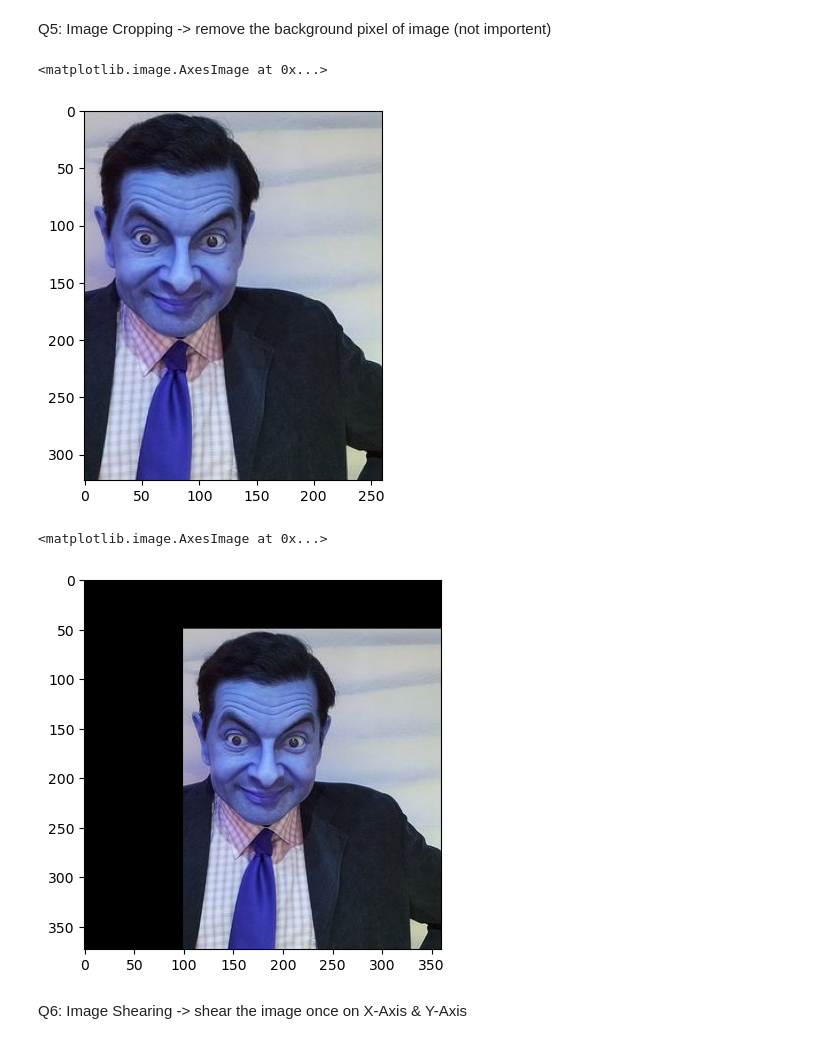
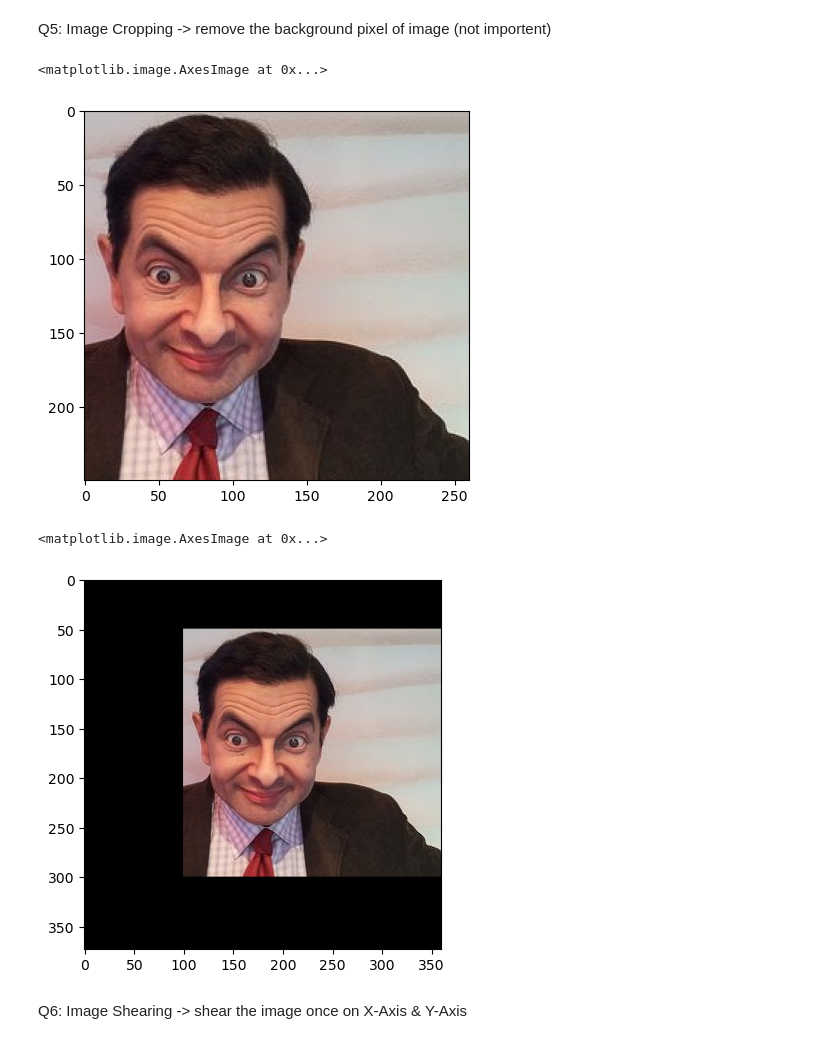
Before and after one commit to TibraRatib/Myprojects_CV, a Jupyter notebook: task1.ipynb, the cells around one changed output. Drawn from its saved outputs; the diff is of its cells as text; code cells hidden in the pictures.

```diff
--- a/task1.ipynb
+++ b/task1.ipynb
@@ -99,23 +97,19 @@ plt.imshow(resized1[:,:,::-1])
 # %% [markdown]
 Q5: Image Cropping -> remove the background pixel of image (not importent)
 # %%
-cropped_image = bean[50:400, 100:500]
-plt.imshow(cropped_image)
+cropped_image = bean[50:300, 100:500]
+plt.imshow(cropped_image[:,:,::-1])
 # %% [output]
 <matplotlib.image.AxesImage at 0x...>
-[figure, old version]
+[figure, new version]
 # %%
 original_height, original_width = bean.shape[:2]
-
-
 expanded_image = np.zeros((original_height, original_width, 3), dtype=np.uint8)
-
-insert_region = expanded_image[50:400, 100:500]
-
+insert_region = expanded_image[50:300, 100:500]
 insert_region[:, :] = cropped_image
-plt.imshow(expanded_image)
+plt.imshow(expanded_image[:,:,::-1])
 # %% [output]
 <matplotlib.image.AxesImage at 0x...>
-[figure, old version]
+[figure, new version]
 # %% [markdown]
 Q6: Image Shearing -> shear the image once on X-Axis & Y-Axis
```
Also changed, not shown: parts of 11 cells of this notebook.
